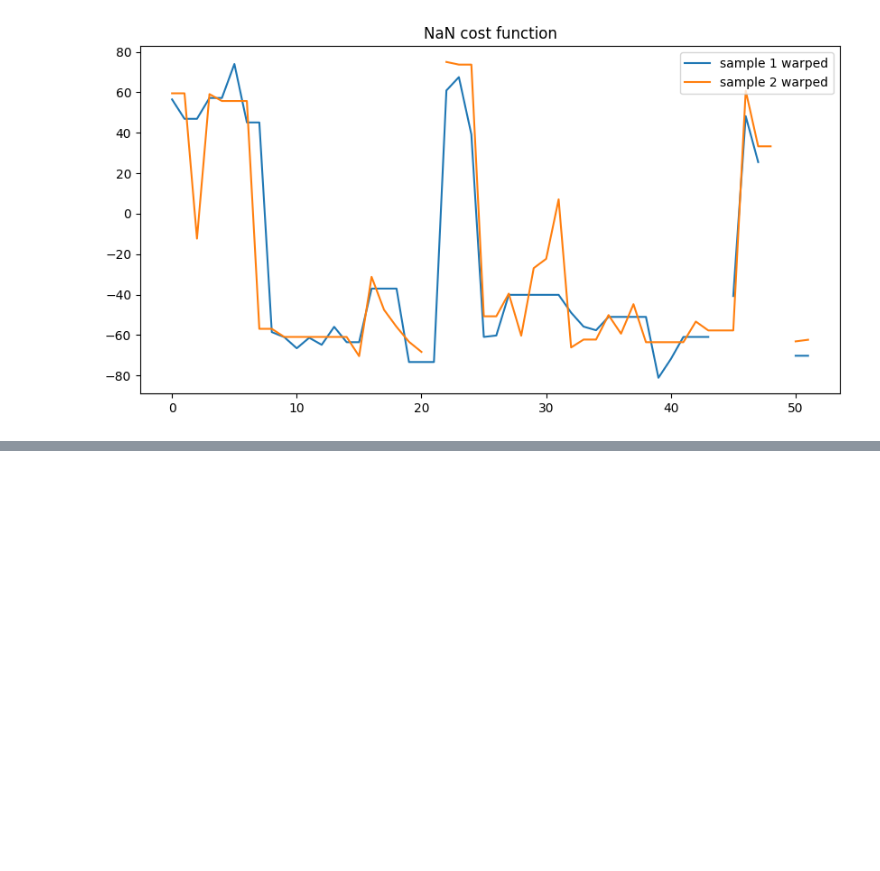
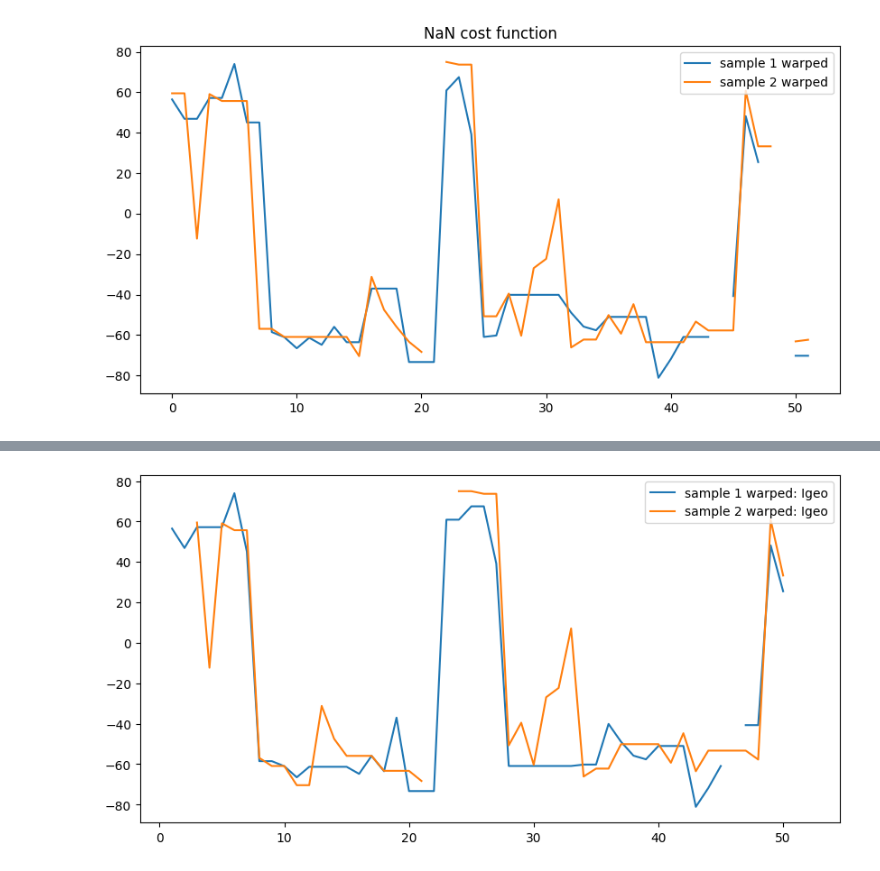
Before and after one commit to Stellaerranti/DTW-paleomag, a Jupyter notebook: DTW.ipynb, the cells around one changed output, grey strips where cells are left out. Saved outputs shown, nothing was run; the diff lists cells and outputs as text; code cells hidden in the pictures; blank space fills up the shorter version.

```diff
--- a/DTW.ipynb
+++ b/DTW.ipynb
@@ -284,0 +374,45 @@ plt.show()
+# %%
+params = [
+    "Dgeo",
+    "Igeo",
+    "MADgeo",
+    "NRMmax (Am2/kg)",
+    "ARMmax (Am2/kg)"
+]
+
+x = dfs["C"][params].to_numpy(dtype=float)
+y = dfs["B"][params].to_numpy(dtype=float)
+
+combined = np.vstack([x, y])
+scales = np.nanstd(combined, axis=0)
+
+weights = np.array([
+    1.0,  # Dgeo
+    1.0,  # Igeo
+    0.5,  # MADgeo
+    0.7,  # NRMmax
+    0.7   # ARMmax
+])
+
+idx1, idx2, dist = anchored_dtw_multi(
+    x,
+    y,
+    anchors,
+    weights=weights,
+    scales=scales,
+    nan_penalty=1.0,
+    step_pattern="symmetric2"
+)
+# %%
+param_name = "Igeo"
+param_id = params.index(param_name)
+
+plt.figure(figsize=(10, 5))
+
+plt.plot(x[idx1, param_id], label=f"sample 1 warped: {param_name}")
+plt.plot(y[idx2, param_id], label=f"sample 2 warped: {param_name}")
+
+plt.legend()
+plt.show()
+# %% [output]
+[figure, added]
```
Also changed, not shown: parts of 8 cells of this notebook.
